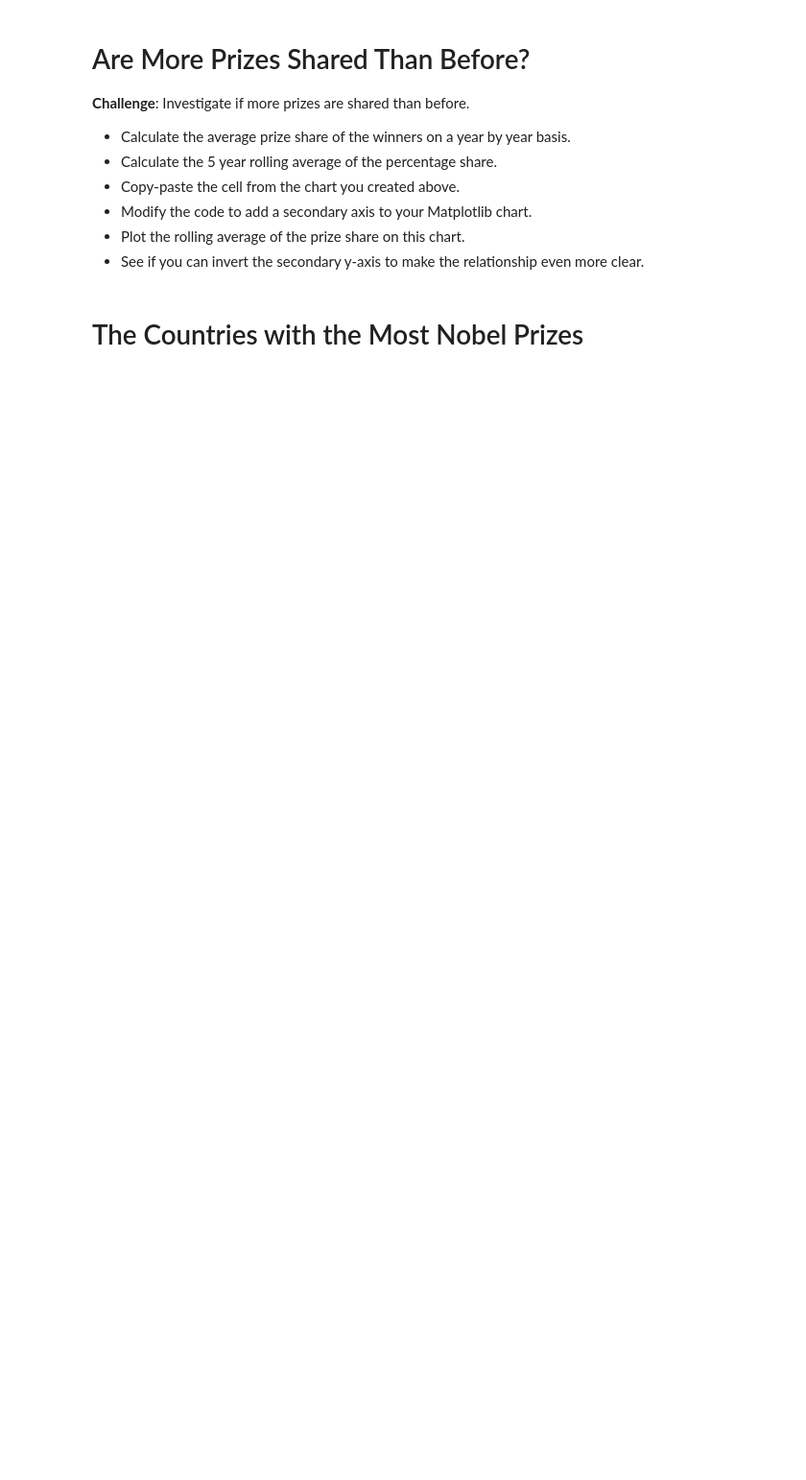
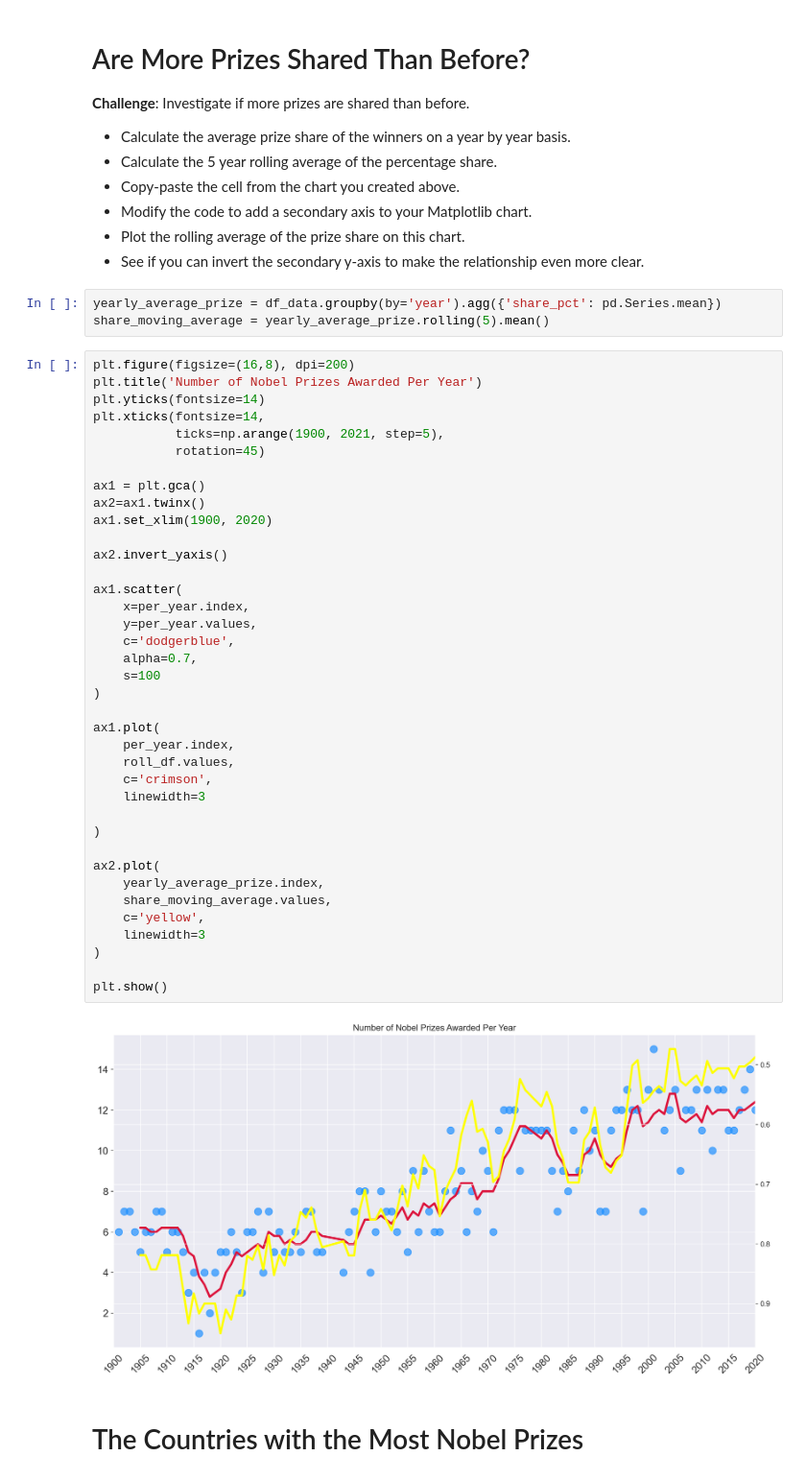
Before and after one commit to krook98/nobel-prize-analysis, a Jupyter notebook: Nobel_Prize_Analysis_(start).ipynb, the cells around one changed output. Shown: that part at 96% size. Drawn from its saved outputs; the diff is of its cells as text; blank space fills up the shorter version.

```diff
--- a/Nobel_Prize_Analysis_(start).ipynb
+++ b/Nobel_Prize_Analysis_(start).ipynb
@@ -360,6 +370,49 @@ plt.show()
 * Modify the code to add a secondary axis to your Matplotlib chart.
 * Plot the rolling average of the prize share on this chart.
 * See if you can invert the secondary y-axis to make the relationship even more clear.
+# %%
+yearly_average_prize = df_data.groupby(by='year').agg({'share_pct': pd.Series.mean})
+share_moving_average = yearly_average_prize.rolling(5).mean()
+# %%
+plt.figure(figsize=(16,8), dpi=200)
+plt.title('Number of Nobel Prizes Awarded Per Year')
+plt.yticks(fontsize=14)
+plt.xticks(fontsize=14,
+           ticks=np.arange(1900, 2021, step=5),
+           rotation=45)
+
+ax1 = plt.gca()
+ax2=ax1.twinx()
+ax1.set_xlim(1900, 2020)
+
+ax2.invert_yaxis()
+
+ax1.scatter(
+    x=per_year.index,
+    y=per_year.values,
+    c='dodgerblue',
+    alpha=0.7,
+    s=100
+)
+
+ax1.plot(
+    per_year.index,
+    roll_df.values,
+    c='crimson',
+    linewidth=3
+
+)
+
+ax2.plot(
+    yearly_average_prize.index,
+    share_moving_average.values,
+    c='yellow',
+    linewidth=3
+)
+
+plt.show()
+# %% [output]
+[figure, added]
 # %% [markdown]
 # The Countries with the Most Nobel Prizes
 # %% [markdown]
```
Also changed, not shown: parts of 11 cells of this notebook.
